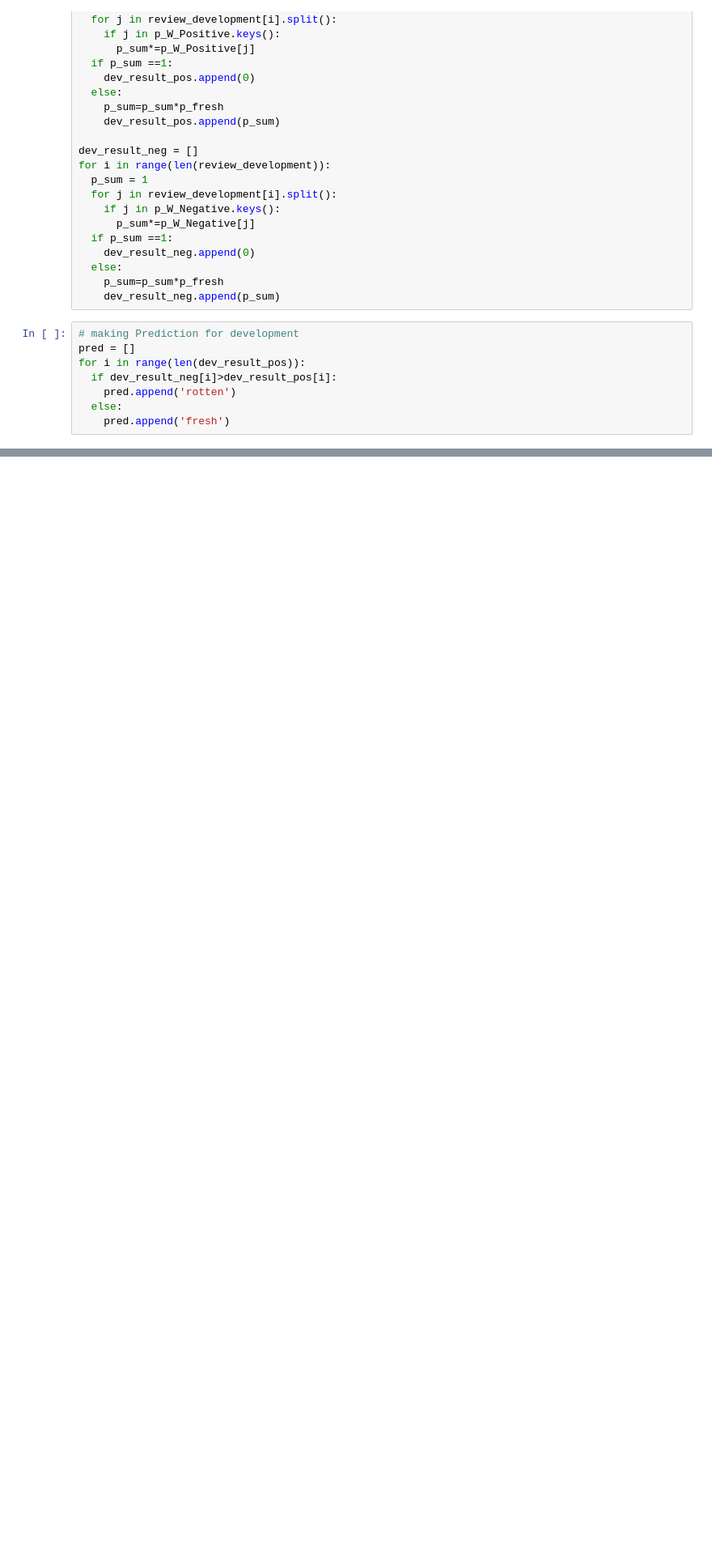
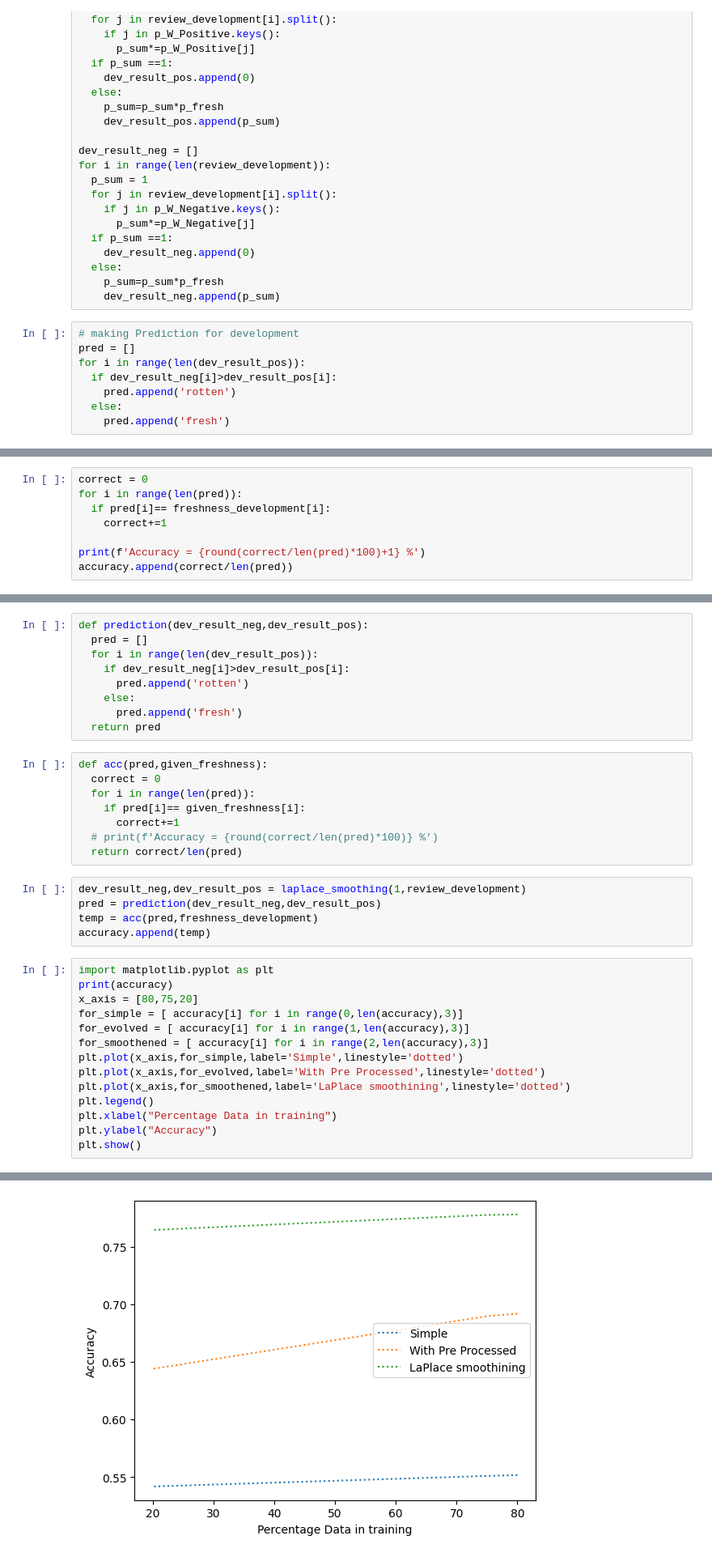
Before and after one commit to Jay9711/assignement2, a Jupyter notebook: Assignment_2.ipynb, the cells around one changed output, grey strips where cells are left out. Shown at 81% size. Drawn from its saved outputs; the diff is of its cells as text; blank space fills up the shorter version.

```diff
--- a/Assignment_2.ipynb
+++ b/Assignment_2.ipynb
@@ -175,0 +255,8 @@ Accuracy = 55 %
+# %%
+correct = 0
+for i in range(len(pred)):
+  if pred[i]== freshness_development[i]:
+    correct+=1
+
+print(f'Accuracy = {round(correct/len(pred)*100)+1} %')
+accuracy.append(correct/len(pred))
@@ -175,0 +320,37 @@ Accuracy = 55 %
+# %%
+def prediction(dev_result_neg,dev_result_pos):
+  pred = []
+  for i in range(len(dev_result_pos)):
+    if dev_result_neg[i]>dev_result_pos[i]:
+      pred.append('rotten')
+    else:
+      pred.append('fresh')
+  return pred
+# %%
+def acc(pred,given_freshness):
+  correct = 0
+  for i in range(len(pred)):
+    if pred[i]== given_freshness[i]:
+      correct+=1
+  # print(f'Accuracy = {round(correct/len(pred)*100)} %')
+  return correct/len(pred)
+# %%
+dev_result_neg,dev_result_pos = laplace_smoothing(1,review_development)
+pred = prediction(dev_result_neg,dev_result_pos)
+temp = acc(pred,freshness_development)
+accuracy.append(temp)
+# %%
+import matplotlib.pyplot as plt
+print(accuracy)
+x_axis = [80,75,20]
+for_simple = [ accuracy[i] for i in range(0,len(accuracy),3)]
+for_evolved = [ accuracy[i] for i in range(1,len(accuracy),3)]
+for_smoothened = [ accuracy[i] for i in range(2,len(accuracy),3)]
+plt.plot(x_axis,for_simple,label='Simple',linestyle='dotted')
+plt.plot(x_axis,for_evolved,label='With Pre Processed',linestyle='dotted')
+plt.plot(x_axis,for_smoothened,label='LaPlace smoothining',linestyle='dotted')
+plt.legend()
+plt.xlabel("Percentage Data in training")
+plt.ylabel("Accuracy")
+plt.show()
+# %% [output]
@@ -175,0 +358 @@ Accuracy = 55 %
+[figure, added]
```
Also changed, not shown: parts of 18 cells of this notebook.
